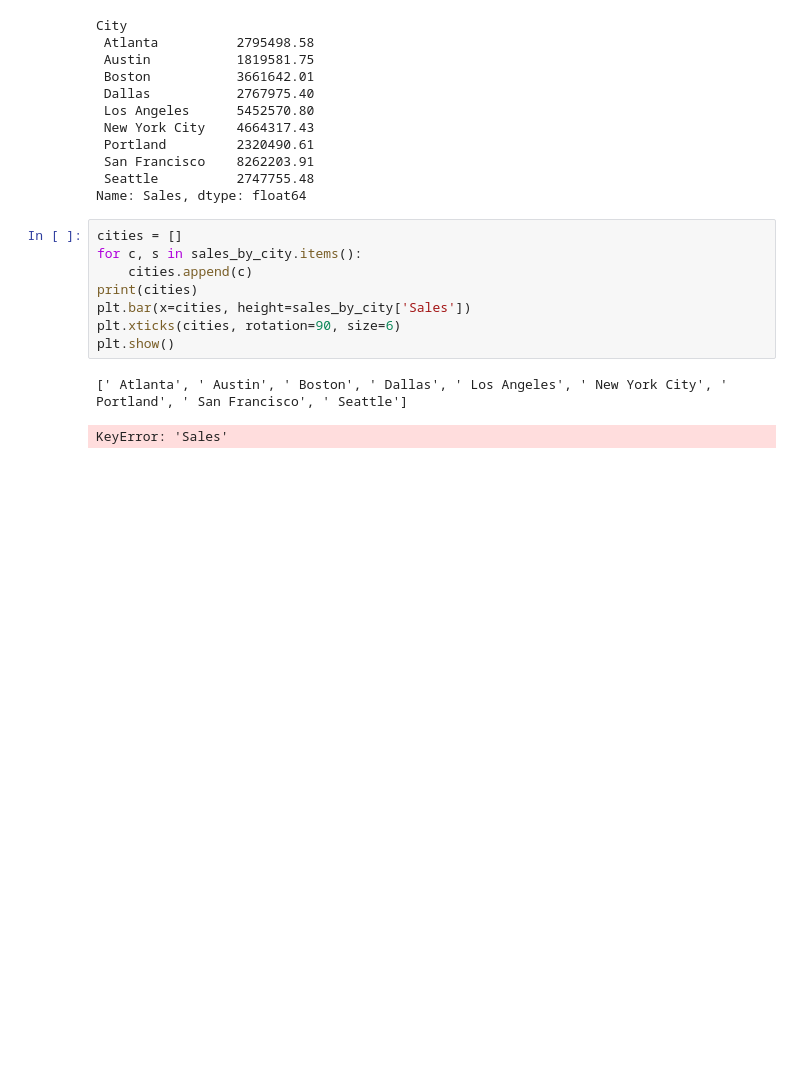
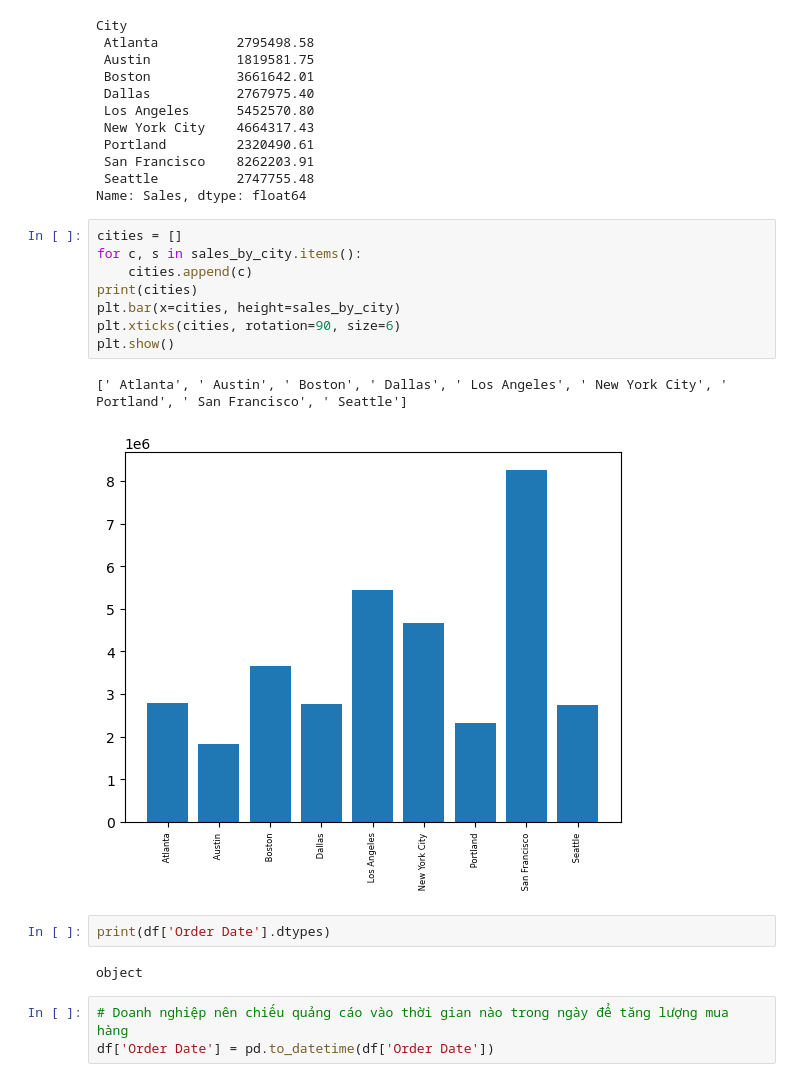
Before and after one commit to VuKieuAnh/Demo-Python-Report, a Jupyter notebook: Report.ipynb, the cells around one changed output. Drawn from its saved outputs; the diff is of its cells as text; blank space fills up the shorter version.

Commit message:
add sale by hour

```diff
--- a/Report.ipynb
+++ b/Report.ipynb
@@ -117,11 +117,18 @@ Name: Sales, dtype: float64
 # %%
 cities = []
 for c, s in sales_by_city.items():
     cities.append(c)
 print(cities)
-plt.bar(x=cities, height=sales_by_city['Sales'])
+plt.bar(x=cities, height=sales_by_city)
 plt.xticks(cities, rotation=90, size=6)
 plt.show()
 # %% [output]
 [' Atlanta', ' Austin', ' Boston', ' Dallas', ' Los Angeles', ' New York City', ' Portland', ' San Francisco', ' Seattle']
-KeyError: 'Sales'
+[figure, added]
+# %%
+print(df['Order Date'].dtypes)
+# %% [output]
+object
+# %%
+# Doanh nghiệp nên chiếu quảng cáo vào thời gian nào trong ngày để tăng lượng mua hàng
+df['Order Date'] = pd.to_datetime(df['Order Date'])
```
Also changed, not shown: parts of 6 cells of this notebook.
